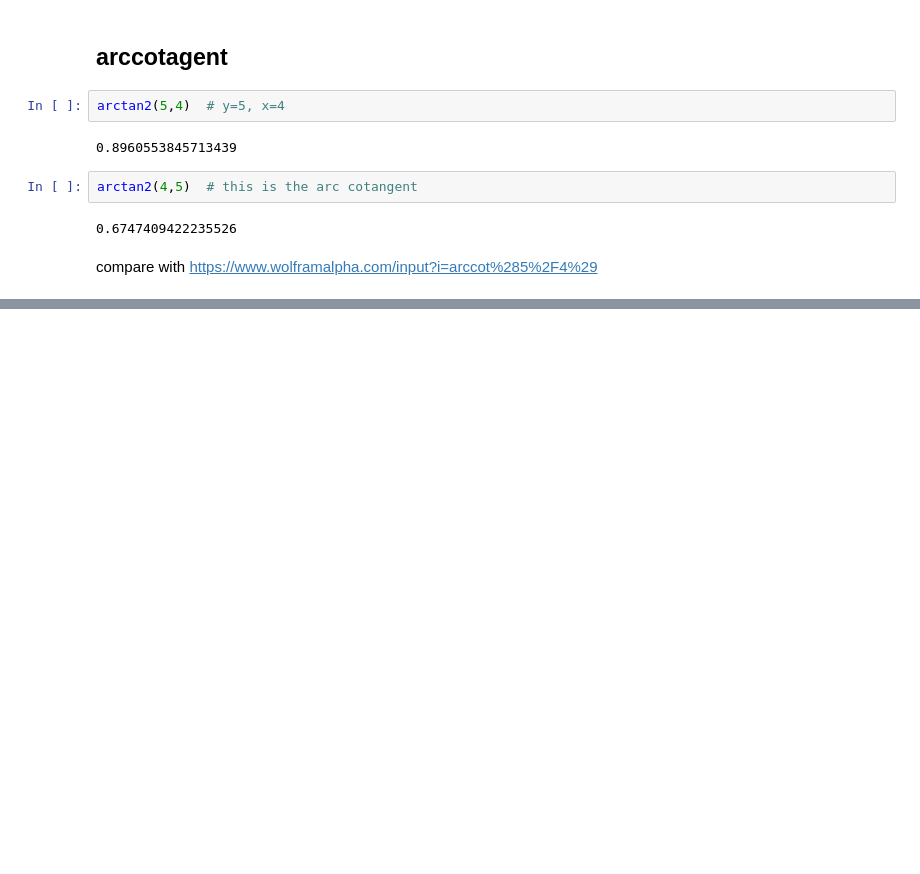
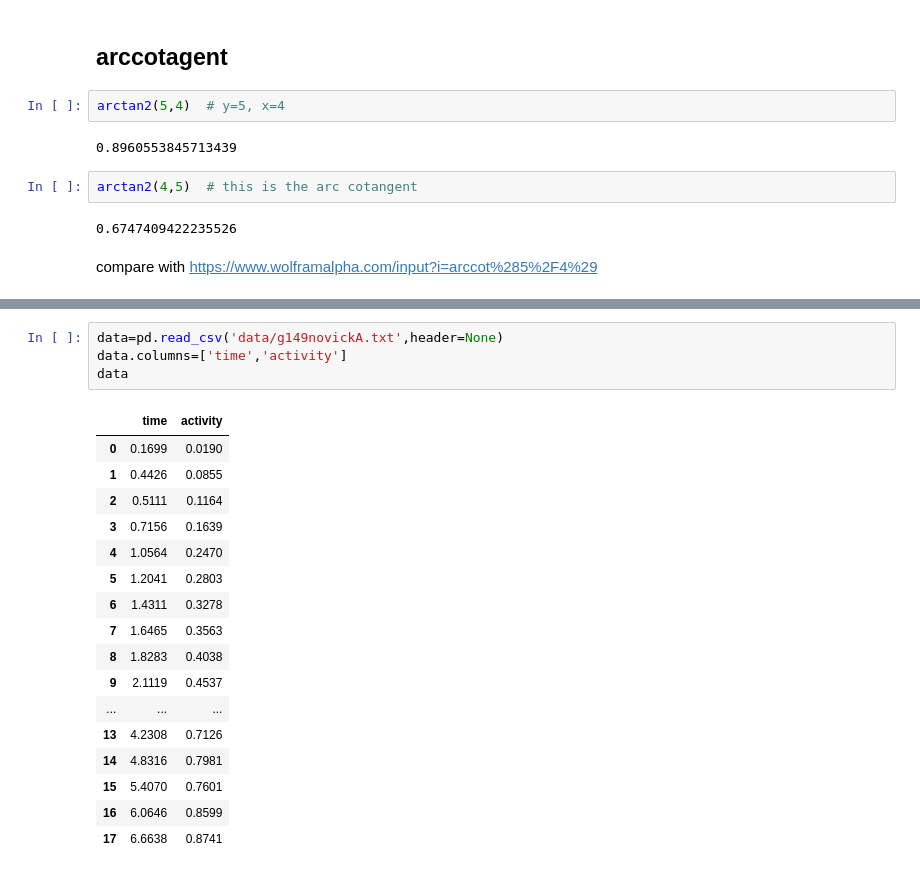
Before and after one commit to bblais/Computer-Programming-for-the-Sciences-Spring-2022, a Jupyter notebook: Sprint #3 - Parameter Fitting and Scientific Questions/2022-03-30 - Office Hours.ipynb, the cells around one changed output, grey strips where cells are left out. Saved outputs shown, nothing was run; the diff lists cells and outputs as text; blank space fills up the shorter version.

```diff
--- a/Sprint #3 - Parameter Fitting and Scientific Questions/2022-03-30 - Office Hours.ipynb
+++ b/Sprint #3 - Parameter Fitting and Scientific Questions/2022-03-30 - Office Hours.ipynb
@@ -63,0 +107,22 @@ compare with https://www.wolframalpha.com/input?i=arccot%285%2F4%29
+# %%
+data=pd.read_csv('data/g149novickA.txt',header=None)
+data.columns=['time','activity']
+data
+# %% [output]
+|  | time | activity |
+| 0 | 0.1699 | 0.0190 |
+| 1 | 0.4426 | 0.0855 |
+| 2 | 0.5111 | 0.1164 |
+| 3 | 0.7156 | 0.1639 |
+| 4 | 1.0564 | 0.2470 |
+| 5 | 1.2041 | 0.2803 |
+| 6 | 1.4311 | 0.3278 |
+| 7 | 1.6465 | 0.3563 |
+| 8 | 1.8283 | 0.4038 |
+| 9 | 2.1119 | 0.4537 |
+| ... | ... | ... |
+| 13 | 4.2308 | 0.7126 |
+| 14 | 4.8316 | 0.7981 |
+| 15 | 5.4070 | 0.7601 |
+| 16 | 6.0646 | 0.8599 |
+| 17 | 6.6638 | 0.8741 |
```
Also changed, not shown: parts of 2 cells of this notebook, 6 other files.
